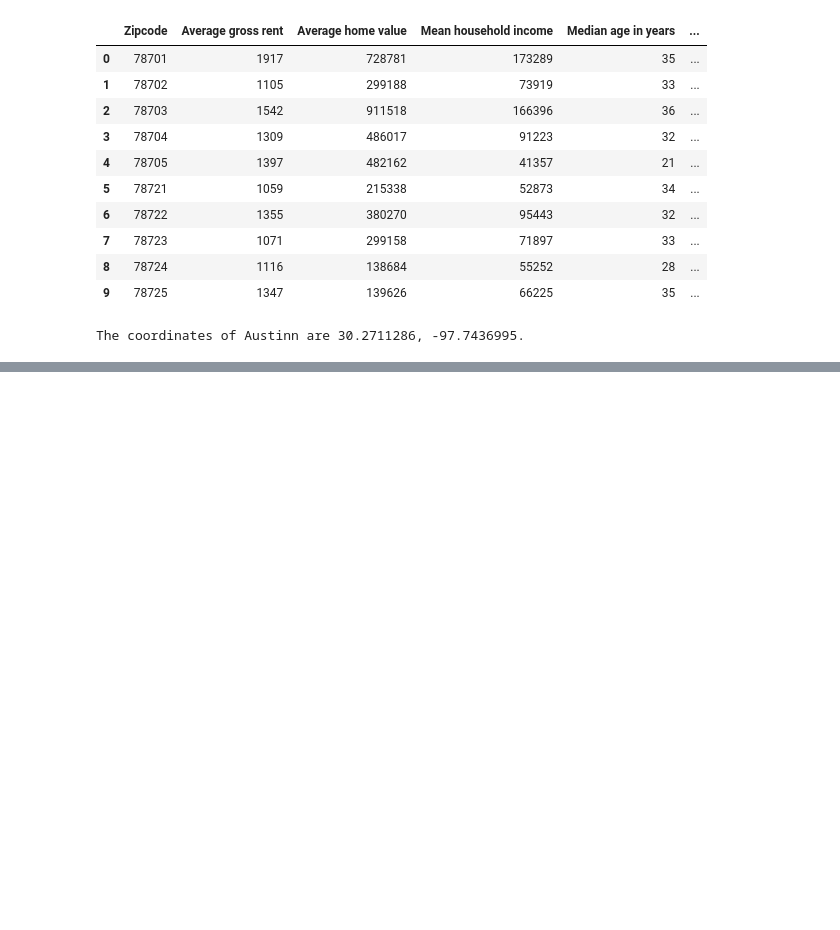
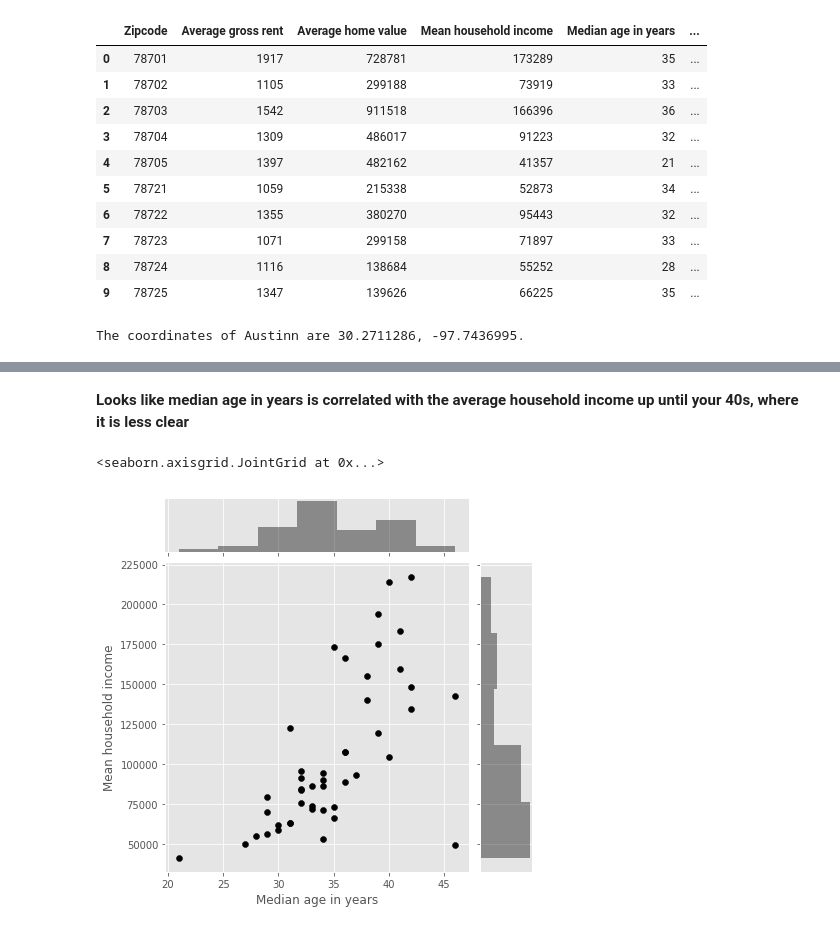
Before and after one commit to MilanDean/IBM-Machine-Learning-Capstone, a Jupyter notebook: IBM Capstone Project - Milan Dean.ipynb, the cells around one changed output, grey strips where cells are left out. Drawn from its saved outputs; the diff is of its cells as text; code cells hidden in the pictures; blank space fills up the shorter version.

```diff
--- a/IBM Capstone Project - Milan Dean.ipynb
+++ b/IBM Capstone Project - Milan Dean.ipynb
@@ -180,0 +296,7 @@ map_austin
+# %% [markdown]
+__Looks like median age in years is correlated with the average household income up until your 40s, where it is less clear__
+# %%
+sns.jointplot(x='Median age in years', y='Mean household income', data=df, color='black')
+# %% [output]
+<seaborn.axisgrid.JointGrid at 0x...>
+[figure, added]
```
Also changed, not shown: parts of 65 cells of this notebook.
